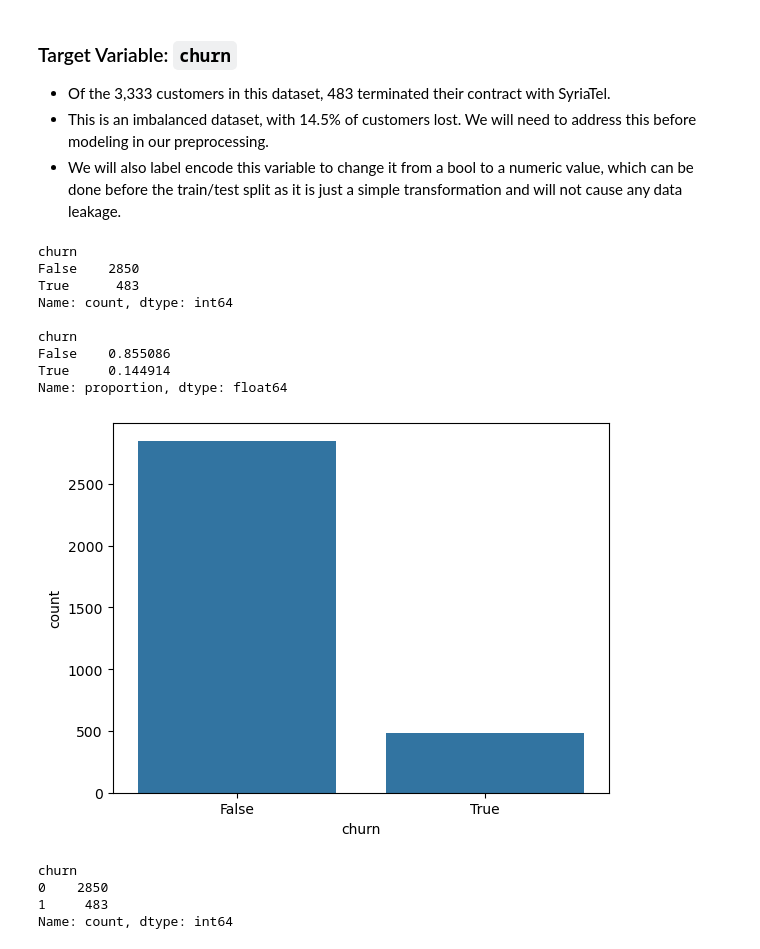
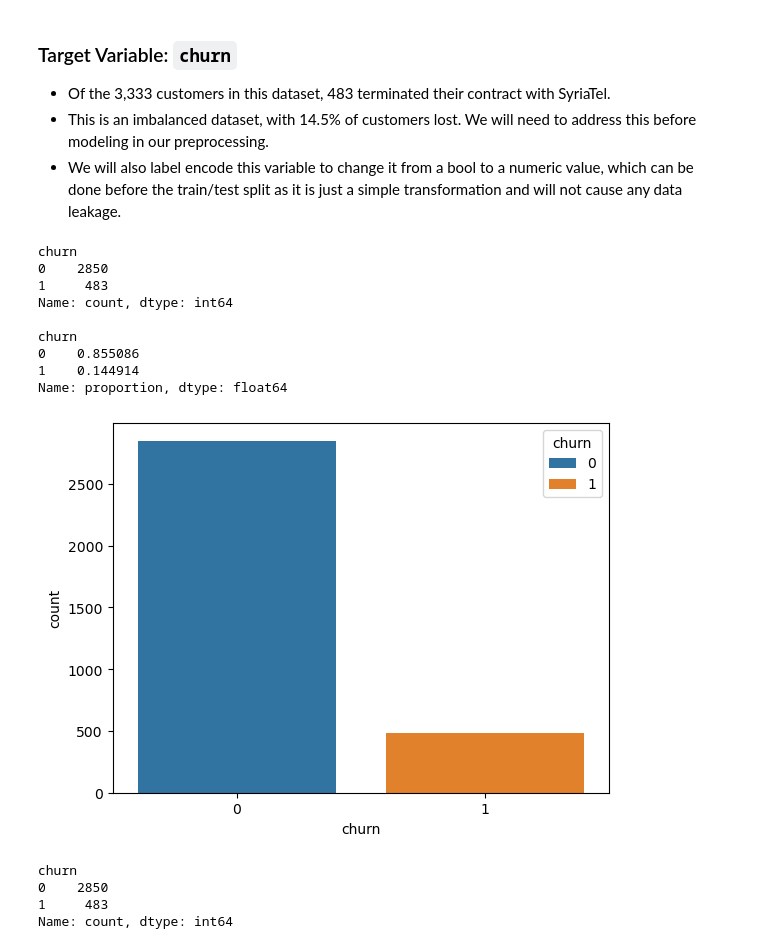
Before and after one commit to erankova/Phase_3_Project, a Jupyter notebook: Phase_3_Project.ipynb, the cells around one changed output. Drawn from its saved outputs; the diff is of its cells as text; code cells hidden in the pictures.

```diff
--- a/Phase_3_Project.ipynb
+++ b/Phase_3_Project.ipynb
@@ -99,20 +103,20 @@ It looks like we definitely have **class imbalance** and will have to address th
 # %%
 # Churn
 print(df.churn.value_counts())
 print()
 print(df.churn.value_counts(normalize=True))
-sns.countplot(data=df, x='churn');
+sns.countplot(data=df, x='churn',hue='churn');
 # %% [output]
 churn
-False    2850
-True      483
+0    2850
+1     483
 Name: count, dtype: int64
 
 churn
-False    0.855086
-True     0.144914
+0    0.855086
+1    0.144914
 Name: proportion, dtype: float64
-[figure, old version]
+[figure, new version]
 # %%
 #Perfoming label encoding
 #False becomes 0 and True becomes 1
```
Also changed, not shown: parts of 18 cells of this notebook, 4 other files.
